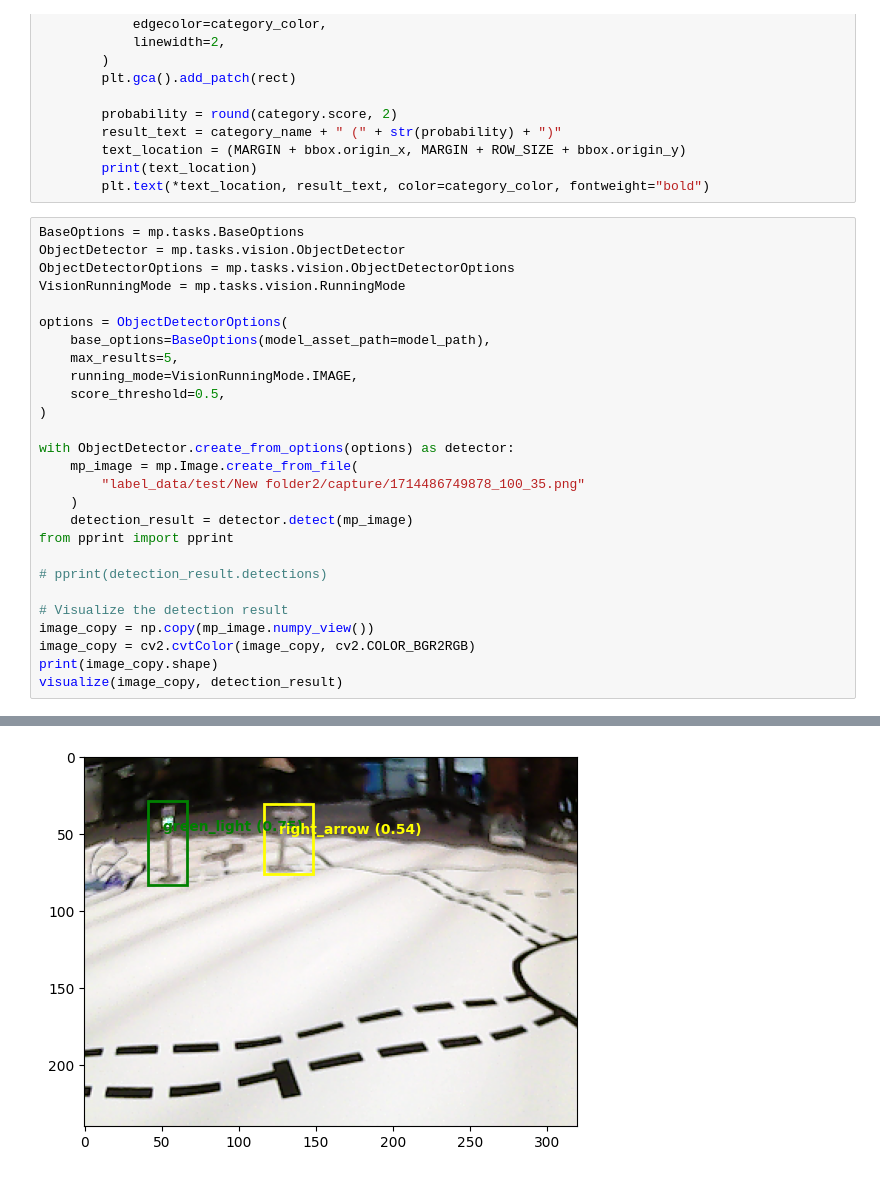
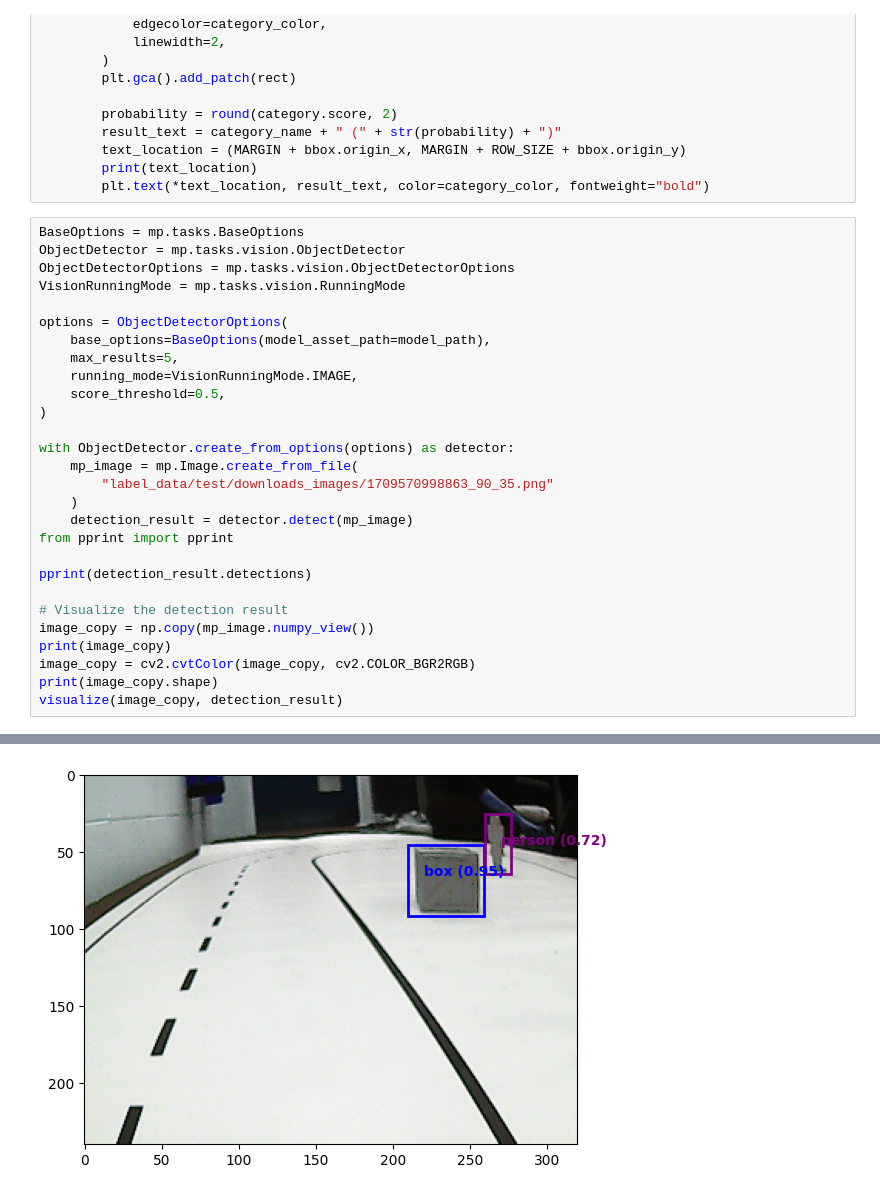
Before and after one commit to jckpn/picar_sim, a Jupyter notebook: od_infer_mediapipe.ipynb, the cells around one changed output, grey strips where cells are left out. Saved outputs shown, nothing was run; the diff lists cells and outputs as text.

```diff
--- a/od_infer_mediapipe.ipynb
+++ b/od_infer_mediapipe.ipynb
@@ -87,15 +81,16 @@ options = ObjectDetectorOptions(
 
 with ObjectDetector.create_from_options(options) as detector:
     mp_image = mp.Image.create_from_file(
-        "label_data/test/New folder2/capture/1714486749878_100_35.png"
+        "label_data/test/downloads_images/1709570998863_90_35.png"
     )
     detection_result = detector.detect(mp_image)
 from pprint import pprint
 
-# pprint(detection_result.detections)
+pprint(detection_result.detections)
 
 # Visualize the detection result
 image_copy = np.copy(mp_image.numpy_view())
+print(image_copy)
 image_copy = cv2.cvtColor(image_copy, cv2.COLOR_BGR2RGB)
 print(image_copy.shape)
 visualize(image_copy, detection_result)
@@ -108 +122 @@ I0000 00:00:1714582557.748970   23549 gl_context.cc:357] GL version: 3.0 (OpenGL
-[figure, old version]
+[figure, new version]
```
Also changed, not shown: parts of 2 cells of this notebook, 3 other files.
